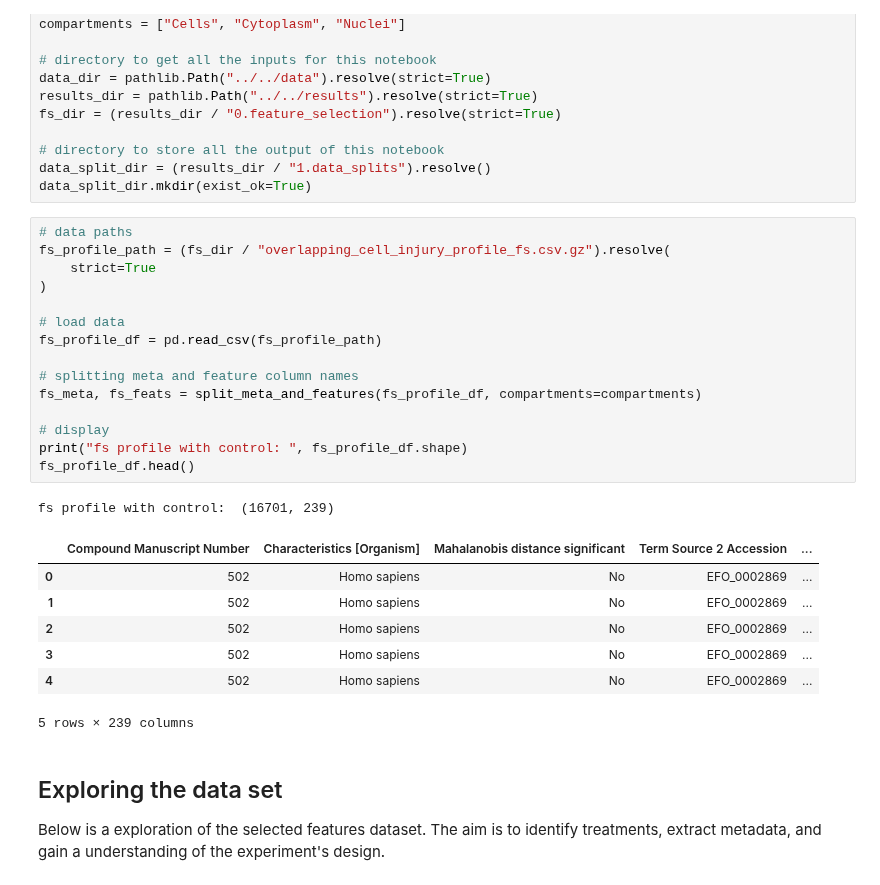
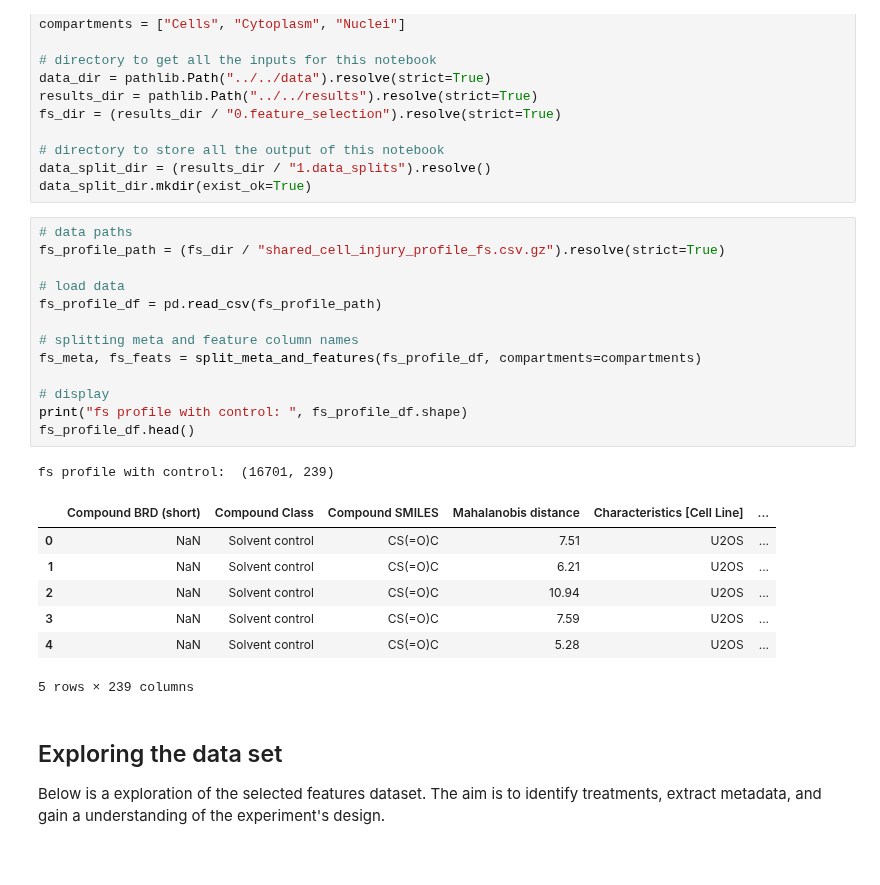
Before and after one commit to WayScience/Cytotoxic-Nuisance-Metadata-Analysis, a Jupyter notebook: notebooks/1.data_splits/1.data_splits.ipynb, the cells around one changed output. Cells and saved outputs as stored; diff of their text form.

```diff
--- a/notebooks/1.data_splits/1.data_splits.ipynb
+++ b/notebooks/1.data_splits/1.data_splits.ipynb
@@ -38,27 +38,25 @@ data_split_dir = (results_dir / "1.data_splits").resolve()
 data_split_dir.mkdir(exist_ok=True)
 # %%
 # data paths
-fs_profile_path = (fs_dir / "overlapping_cell_injury_profile_fs.csv.gz").resolve(
-    strict=True
-)
+fs_profile_path = (fs_dir / "shared_cell_injury_profile_fs.csv.gz").resolve(strict=True)
 
 # load data
 fs_profile_df = pd.read_csv(fs_profile_path)
 
 # splitting meta and feature column names
 fs_meta, fs_feats = split_meta_and_features(fs_profile_df, compartments=compartments)
 
 # display
 print("fs profile with control: ", fs_profile_df.shape)
 fs_profile_df.head()
 # %% [output]
 fs profile with control:  (16701, 239)
-|  | Compound Manuscript Number | Characteristics [Organism] | Mahalanobis distance significant | Term Source 2 Accession | ... |
-| 0 | 502 | Homo sapiens | No | EFO_0002869 | ... |
-| 1 | 502 | Homo sapiens | No | EFO_0002869 | ... |
-| 2 | 502 | Homo sapiens | No | EFO_0002869 | ... |
-| 3 | 502 | Homo sapiens | No | EFO_0002869 | ... |
-| 4 | 502 | Homo sapiens | No | EFO_0002869 | ... |
+|  | Compound BRD (short) | Compound Class | Compound SMILES | Mahalanobis distance | Characteristics [Cell Line] | ... |
+| 0 | NaN | Solvent control | CS(=O)C | 7.51 | U2OS | ... |
+| 1 | NaN | Solvent control | CS(=O)C | 6.21 | U2OS | ... |
+| 2 | NaN | Solvent control | CS(=O)C | 10.94 | U2OS | ... |
+| 3 | NaN | Solvent control | CS(=O)C | 7.59 | U2OS | ... |
+| 4 | NaN | Solvent control | CS(=O)C | 5.28 | U2OS | ... |
 5 rows × 239 columns
 # %% [markdown]
 ## Exploring the data set
```
Also changed, not shown: parts of 5 cells of this notebook, 55 other files.
